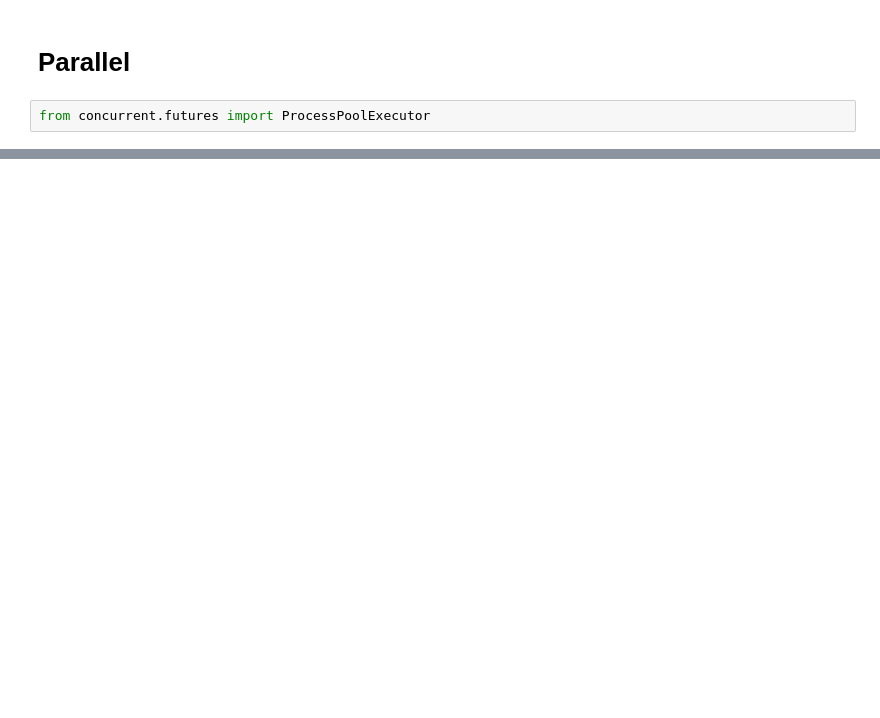
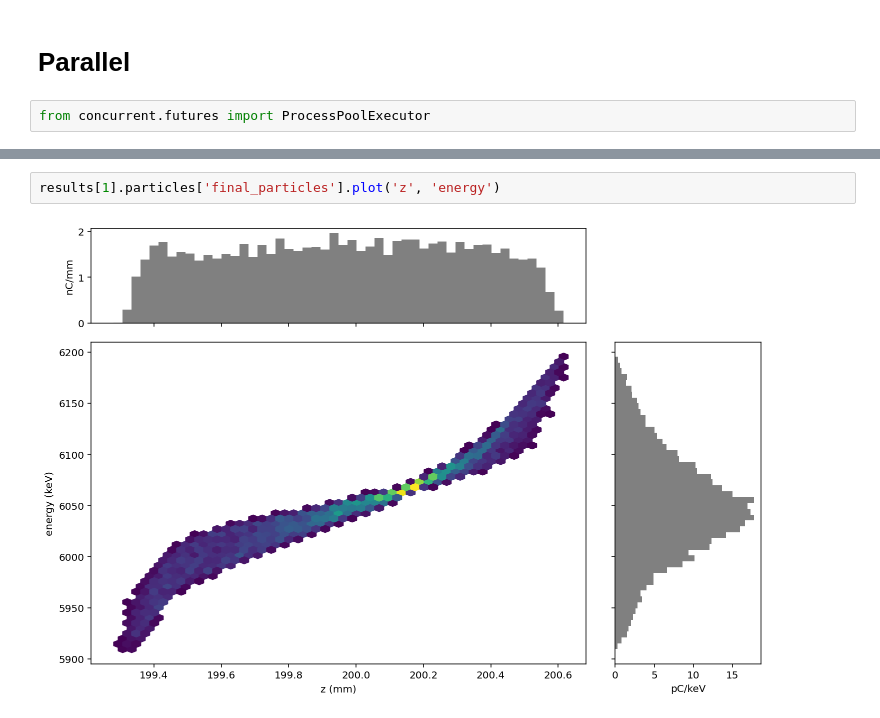
Before and after one commit to slaclab/facet2-lattice, a Jupyter notebook: impact/models/f2e_inj/scan-solenoid.ipynb, the cells around one changed output, grey strips where cells are left out. Cells and saved outputs as stored; diff of their text form; blank space fills up the shorter version.

```diff
--- a/impact/models/f2e_inj/scan-solenoid.ipynb
+++ b/impact/models/f2e_inj/scan-solenoid.ipynb
@@ -155,0 +211,4 @@ plt.plot(xlist, emits)
+# %%
+results[1].particles['final_particles'].plot('z', 'energy')
+# %% [output]
+[figure, added]
```
Also changed, not shown: parts of 18 cells of this notebook, 3 other files.
